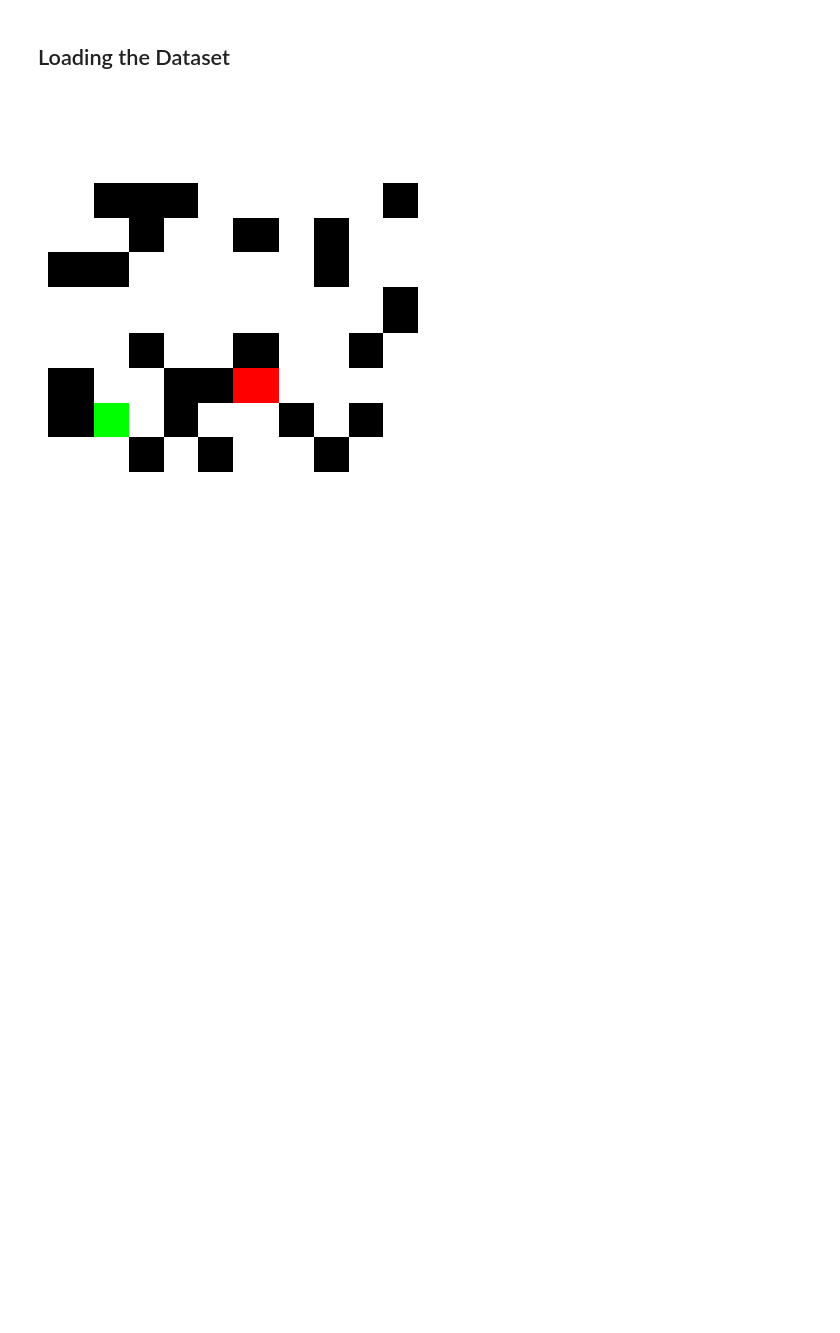
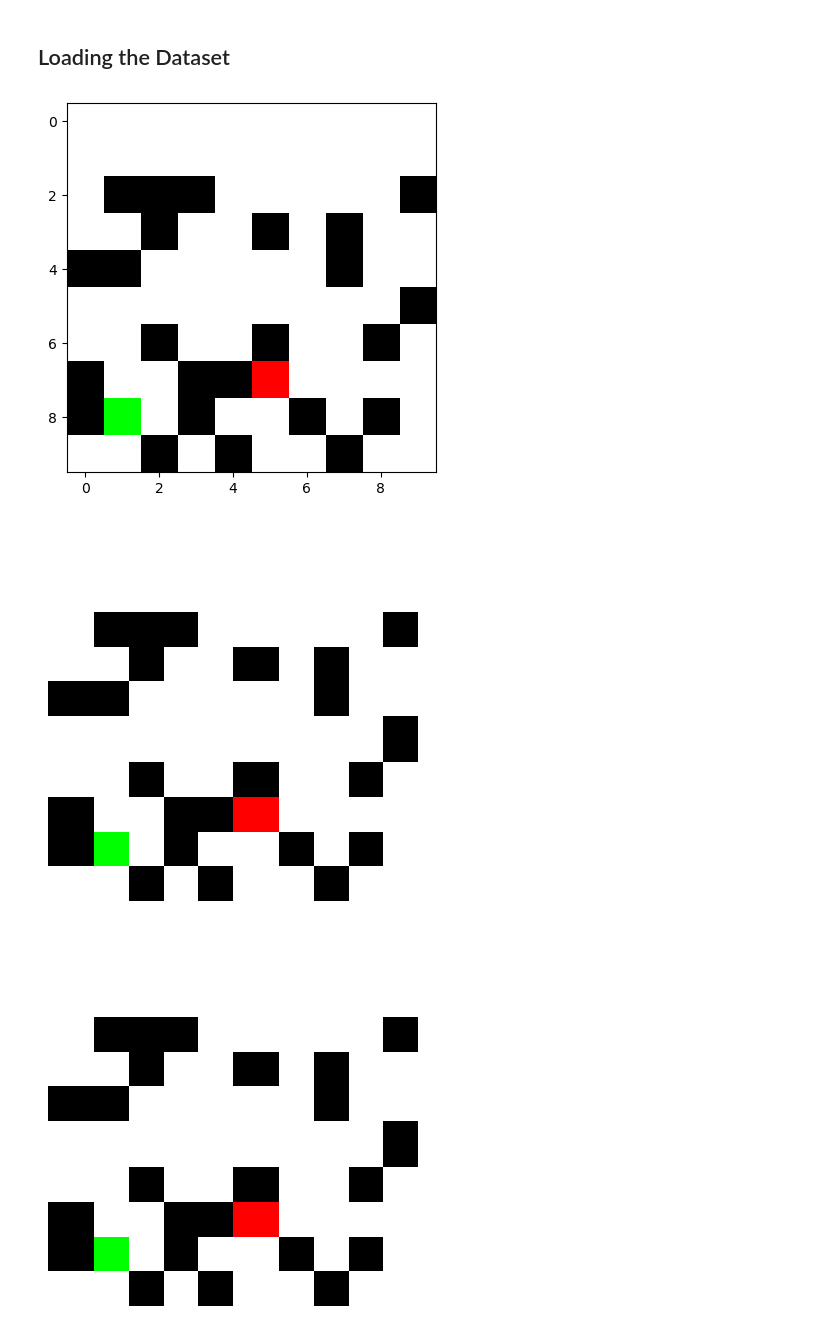
Before and after one commit to Atul-Acharya-17/diffusion-based-environment-generator, a Jupyter notebook: diffuser/experiments_multi_feat.ipynb, the cells around one changed output. Saved outputs shown, nothing was run; the diff lists cells and outputs as text; code cells hidden in the pictures; blank space fills up the shorter version.

```diff
--- a/diffuser/experiments_multi_feat.ipynb
+++ b/diffuser/experiments_multi_feat.ipynb
@@ -116,17 +116,20 @@ def load_dataset_from_npy(parent_directory="./data", target_size=32):
 
 # , [a / b if b!=0 else a for a, b in zip(path_lengths, num_nodes_traversed_astar)], [a / b if b!=0 else a for a, b in zip(path_lengths, num_nodes_traversed_bfs)]
 # %%
-# img = np.load("/Users/I749793/Desktop/NUS/Uncertainty Modeling in AI/project/diffusion-based-environment-generator/data/maze_0.npy")
-# img = plot_grid_world(img)
-# # plt.imshow(img)
-# # plt.show()
+img = np.load("data/mazes/maze_0.npy")
+img = plot_grid_world(img)
+plt.imshow(img)
+plt.show()
 
-# img = preprocess_image(img, 32)
-# img.shape
-# # # plot_image = (img+1)*127.5
-# # plt.imshow(img.permute(1, 2, 0).cpu().numpy(), cmap='gray')
-# # plt.axis('off')
-# # plt.show()
+img = preprocess_image(img, 32)
+img.shape
+plot_image = (img+1)*127.5
+plt.imshow(img.permute(1, 2, 0).cpu().numpy(), cmap='gray')
+plt.axis('off')
+plt.show()
+# %% [output]
+[figure, added]
+[figure, added]
 # %%
 # mazes_data_path = os.path.join(os.path.dirname(os.path.dirname(os.getcwd())), "data", "mazes")
 # mazes_data_path = "./data/mazes"
```
Also changed, not shown: parts of 13 cells of this notebook, 23 other files.
